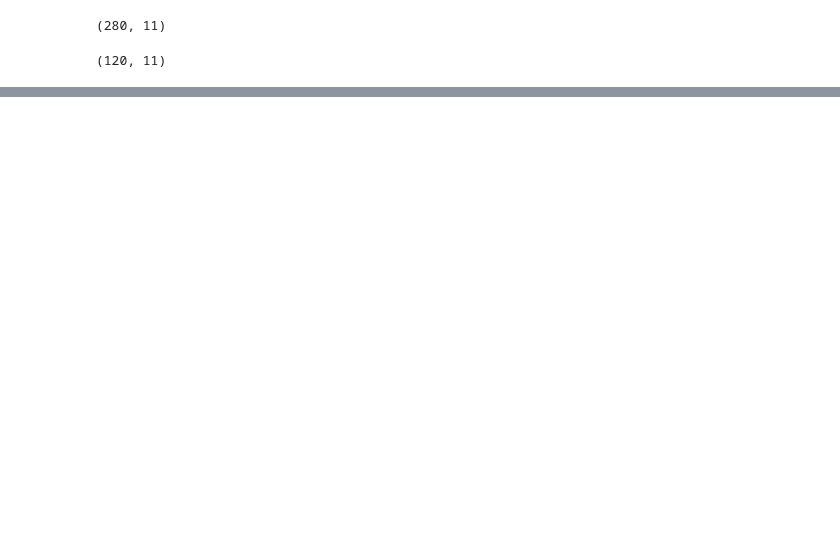
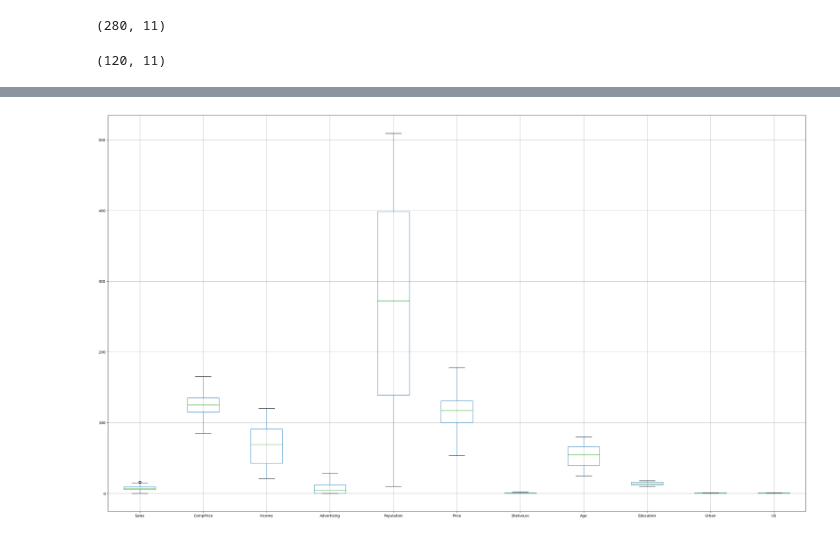
Before and after one commit to ananthu34/4902_Decision_Tree_ID3, a Jupyter notebook: Preprocessing_without_library.ipynb, the cells around one changed output, grey strips where cells are left out. Drawn from its saved outputs; the diff is of its cells as text; code cells hidden in the pictures; blank space fills up the shorter version.

```diff
--- a/Preprocessing_without_library.ipynb
+++ b/Preprocessing_without_library.ipynb
@@ -375,0 +435,4 @@ ShelveLoc
+# %%
+#replace any values in the Price column of the company_data dataset that are above a certain upper limit or below a certain lower limit with the respective limit value.
+df['Price']=np.where(df['Price']>upper_limit,upper_limit,#condition checks if the value in the Price column is greater than a specified upper_limit.
+    np.where(df['Price']<lower_limit,lower_limit,df['Price']))
@@ -375,0 +454,9 @@ ShelveLoc
+# %%
+df['CompPrice']=np.where(df['CompPrice']>upper_limit,upper_limit,
+    np.where(df['CompPrice']<lower_limit,lower_limit,df['CompPrice']))
+# %%
+#boxplot after outlier treatment
+df.boxplot(figsize=(35,20))
+plt.show()
+# %% [output]
+[figure, added]
```
Also changed, not shown: parts of 24 cells of this notebook.
